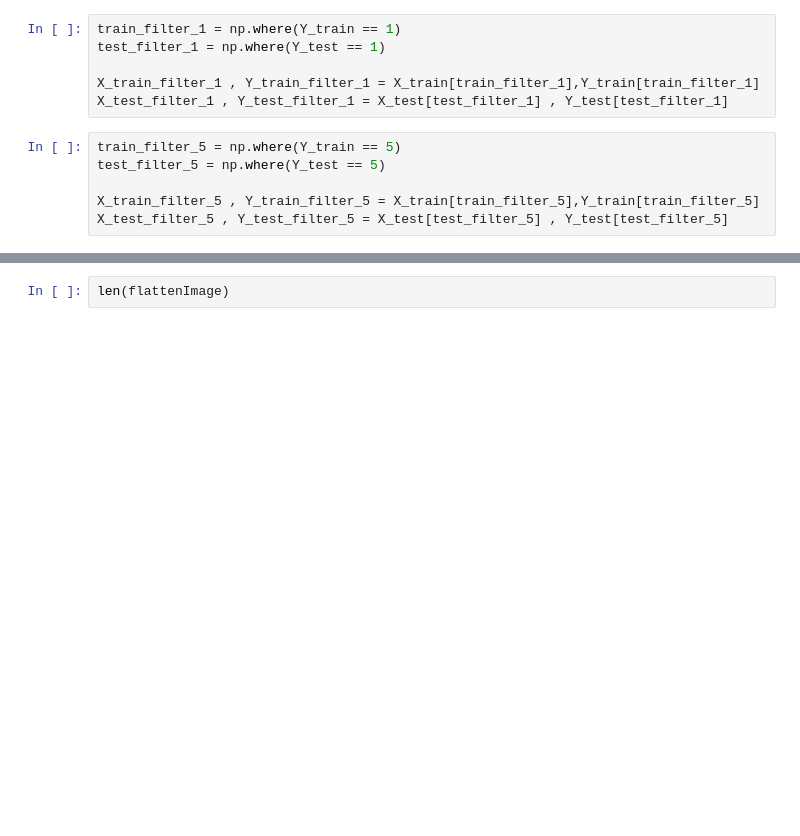
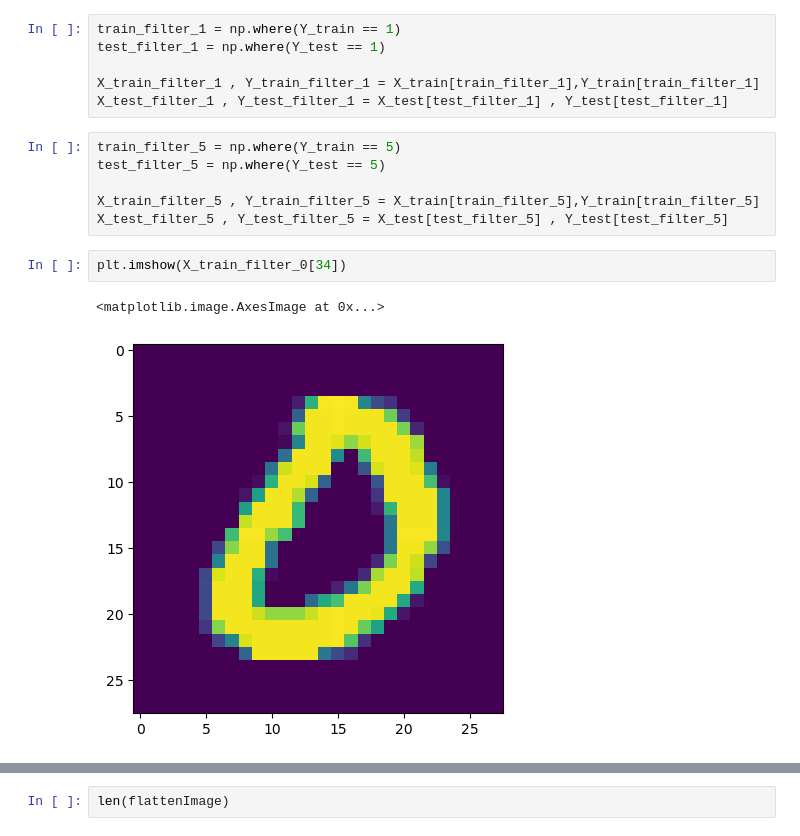
Before and after one commit to prayaspatnaik21/NNForCircuits, a Jupyter notebook: Local Learning Matlab conversion.ipynb, the cells around one changed output, grey strips where cells are left out. Drawn from its saved outputs; the diff is of its cells as text; blank space fills up the shorter version.

```diff
--- a/Local Learning Matlab conversion.ipynb
+++ b/Local Learning Matlab conversion.ipynb
@@ -163,3 +165,8 @@ test_filter_5 = np.where(Y_test == 5)
 
 X_train_filter_5 , Y_train_filter_5 = X_train[train_filter_5],Y_train[train_filter_5]
 X_test_filter_5 , Y_test_filter_5 = X_test[test_filter_5] , Y_test[test_filter_5]
+# %%
+plt.imshow(X_train_filter_0[34])
+# %% [output]
+<matplotlib.image.AxesImage at 0x...>
+[figure, added]
```
Also changed, not shown: parts of 8 cells of this notebook.
